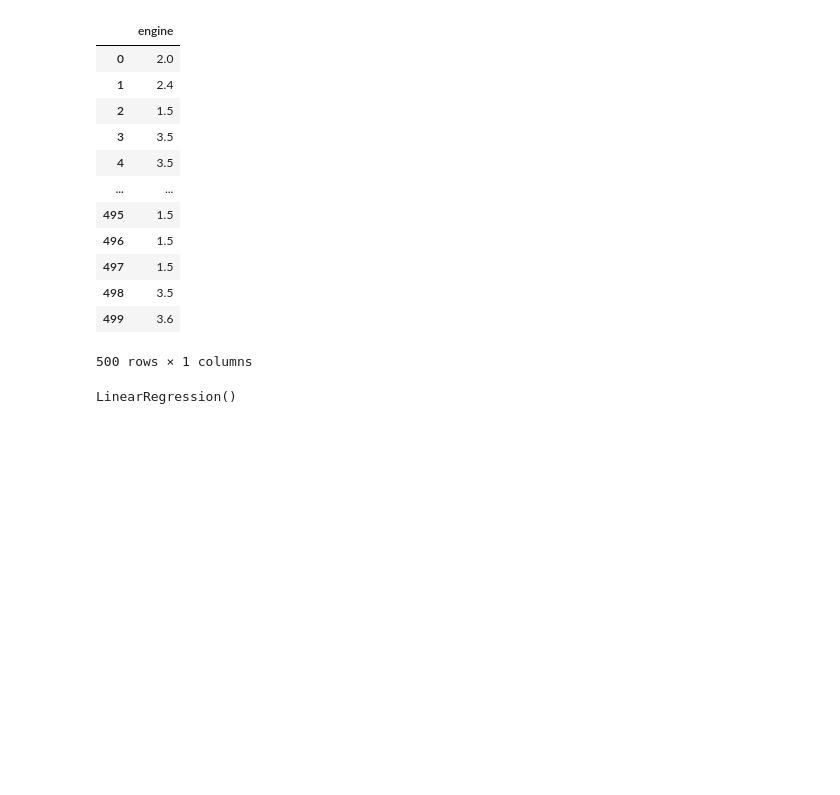
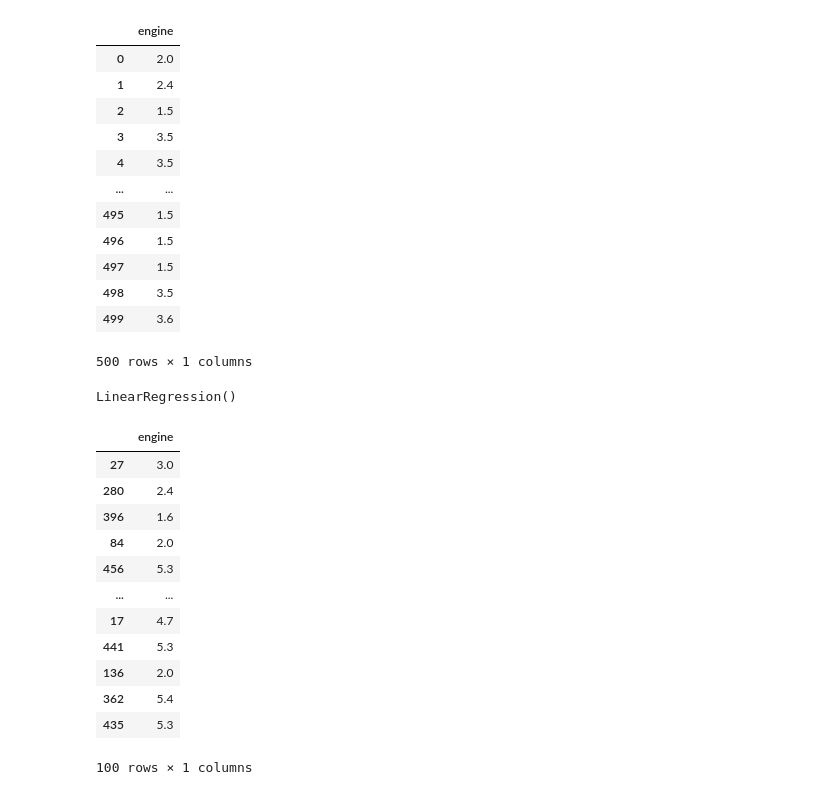
Before and after one commit to Malihashahi/Ai2, a Jupyter notebook: Ml2.ipynb, the cells around one changed output. Cells and saved outputs as stored; diff of their text form; code cells hidden in the pictures; blank space fills up the shorter version.

```diff
--- a/Ml2.ipynb
+++ b/Ml2.ipynb
@@ -64,0 +69,16 @@ y_test_pred =reg_linear.predict(X_test)
+# %%
+X_test
+# %% [output]
+|  | engine |
+| 27 | 3.0 |
+| 280 | 2.4 |
+| 396 | 1.6 |
+| 84 | 2.0 |
+| 456 | 5.3 |
+| ... | ... |
+| 17 | 4.7 |
+| 441 | 5.3 |
+| 136 | 2.0 |
+| 362 | 5.4 |
+| 435 | 5.3 |
+100 rows × 1 columns
```
Also changed, not shown: parts of 11 cells of this notebook.
